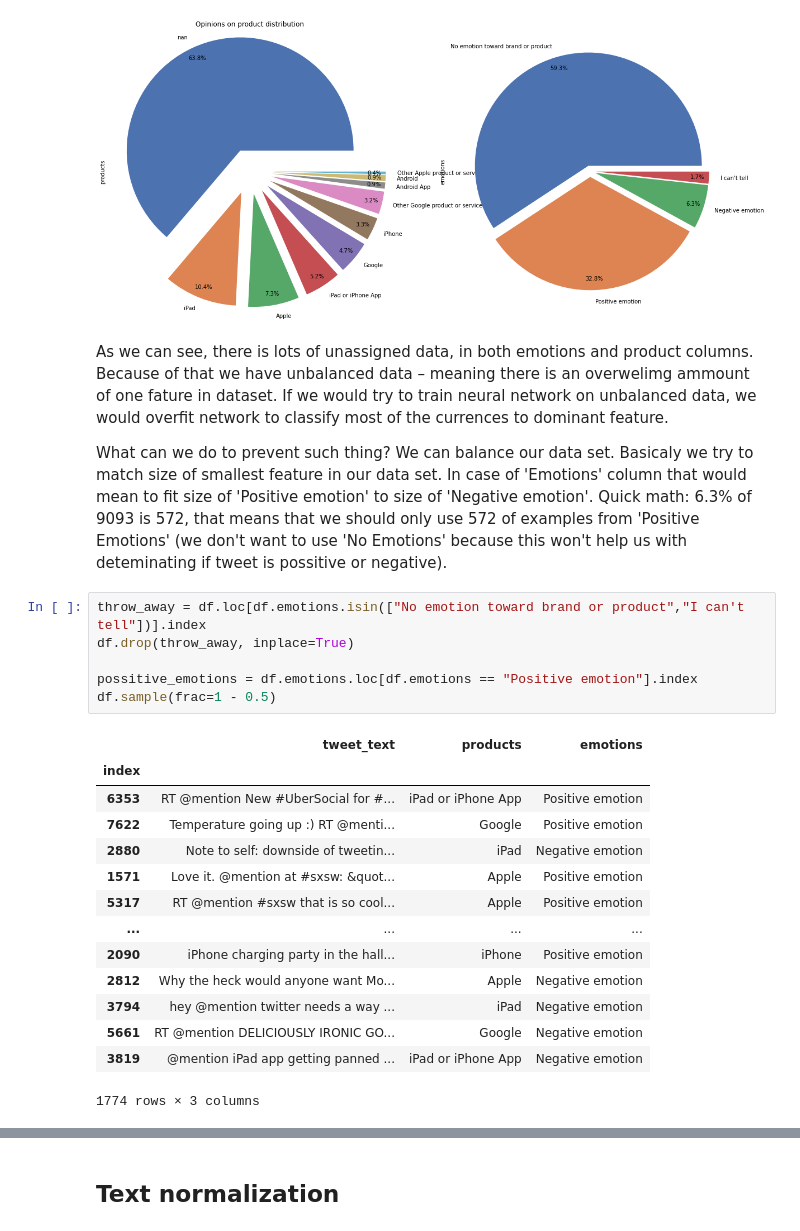
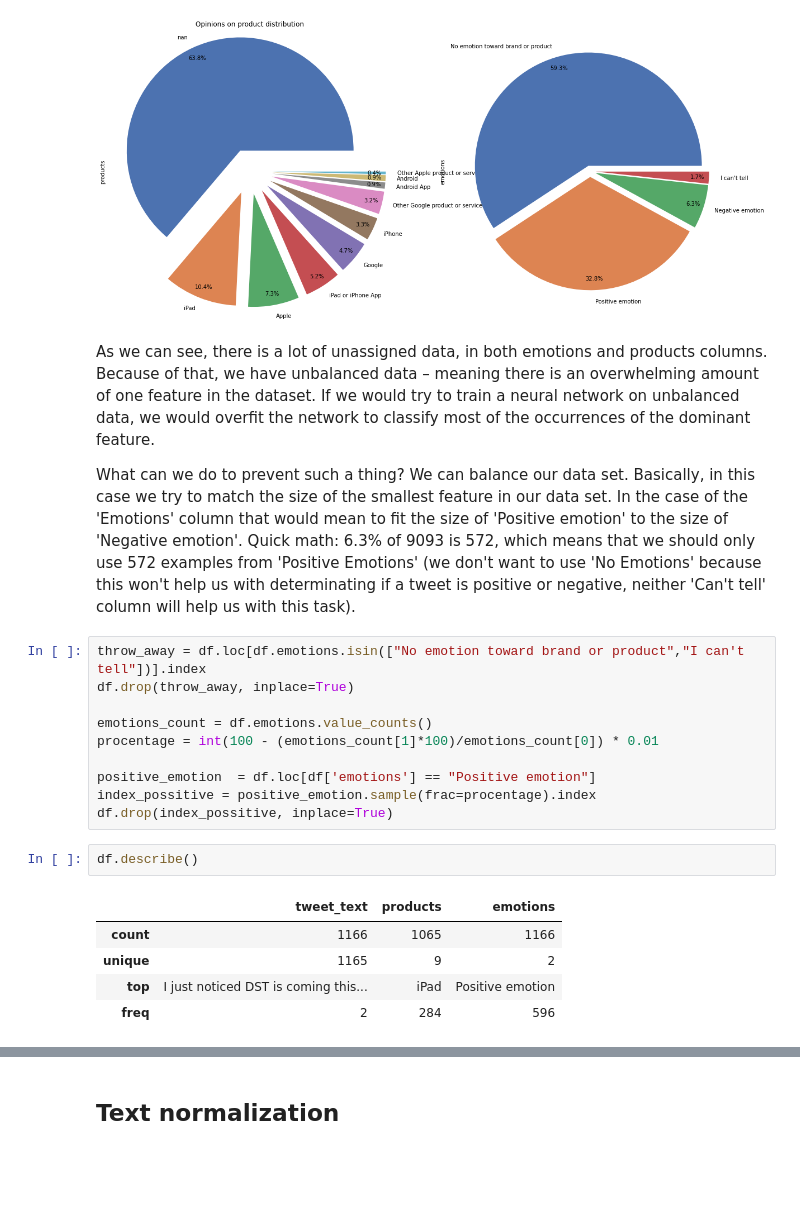
Before and after one commit to bjpietrzak/MachineLearningPractice, a Jupyter notebook: projekt.ipynb, the cells around one changed output, grey strips where cells are left out. Cells and saved outputs as stored; diff of their text form; blank space fills up the shorter version.

```diff
--- a/projekt.ipynb
+++ b/projekt.ipynb
@@ -50,29 +59,26 @@ ax3.plot.pie(autopct='%1.1f%%', colors=colors, explode=distanceEmotions, grid=Fa
 <AxesSubplot:ylabel='emotions'>
 [figure]
 # %% [markdown]
-As we can see, there is lots of unassigned data, in both emotions and product columns. Because of that we have unbalanced data – meaning there is an overwelimg ammount of one fature in dataset.
-If we would try to train neural network on unbalanced data, we would overfit network to classify most of the currences to dominant feature.
+As we can see, there is a lot of unassigned data, in both emotions and products columns. Because of that, we have unbalanced data – meaning there is an overwhelming amount of one feature in the dataset.
+If we would try to train a neural network on unbalanced data, we would overfit the network to classify most of the occurrences of the dominant feature.
 
-What can we do to prevent such thing? We can balance our data set. Basicaly we try to match size of smallest feature in our data set. In case of 'Emotions' column that would mean to fit size of 'Positive emotion' to size of 'Negative emotion'. Quick math: 6.3% of 9093 is 572, that means that we should only use 572 of examples from 'Positive Emotions' (we don't want to use 'No Emotions' because this won't help us with deteminating if tweet is possitive or negative).
+What can we do to prevent such a thing? We can balance our data set. Basically, in this case we try to match the size of the smallest feature in our data set. In the case of the 'Emotions' column that would mean to fit the size of 'Positive emotion' to the size of 'Negative emotion'. Quick math: 6.3% of 9093 is 572, which means that we should only use 572 examples from 'Positive Emotions' (we don't want to use 'No Emotions' because this won't help us with determinating if a tweet is positive or negative, neither 'Can't tell' column will help us with this task).
 # %%
 throw_away = df.loc[df.emotions.isin(["No emotion toward brand or product","I can't tell"])].index
 df.drop(throw_away, inplace=True)
 
-possitive_emotions = df.emotions.loc[df.emotions == "Positive emotion"].index
-df.sample(frac=1 - 0.5)
+emotions_count = df.emotions.value_counts()
+procentage = int(100 - (emotions_count[1]*100)/emotions_count[0]) * 0.01
+
+positive_emotion  = df.loc[df['emotions'] == "Positive emotion"]
+index_possitive = positive_emotion.sample(frac=procentage).index
+df.drop(index_possitive, inplace=True)
-# %% [output]
-|  | tweet_text | products | emotions |
-| index |  |  |  |
-| 6353 | RT @mention New #UberSocial for #... | iPad or iPhone App | Positive emotion |
-| 7622 | Temperature going up :) RT @menti... | Google | Positive emotion |
-| 2880 | Note to self: downside of tweetin... | iPad | Negative emotion |
-| 1571 | Love it. @mention at #sxsw: &quot... | Apple | Positive emotion |
-| 5317 | RT @mention #sxsw that is so cool... | Apple | Positive emotion |
-| ... | ... | ... | ... |
-| 2090 | iPhone charging party in the hall... | iPhone | Positive emotion |
-| 2812 | Why the heck would anyone want Mo... | Apple | Negative emotion |
-| 3794 | hey @mention twitter needs a way ... | iPad | Negative emotion |
-| 5661 | RT @mention DELICIOUSLY IRONIC GO... | Google | Negative emotion |
-| 3819 | @mention iPad app getting panned ... | iPad or iPhone App | Negative emotion |
-1774 rows × 3 columns
+# %%
+df.describe()
+# %% [output]
+|  | tweet_text | products | emotions |
+| count | 1166 | 1065 | 1166 |
+| unique | 1165 | 9 | 2 |
+| top | I just noticed DST is coming this... | iPad | Positive emotion |
+| freq | 2 | 284 | 596 |
 # %%
```
Also changed, not shown: parts of 10 cells of this notebook.
